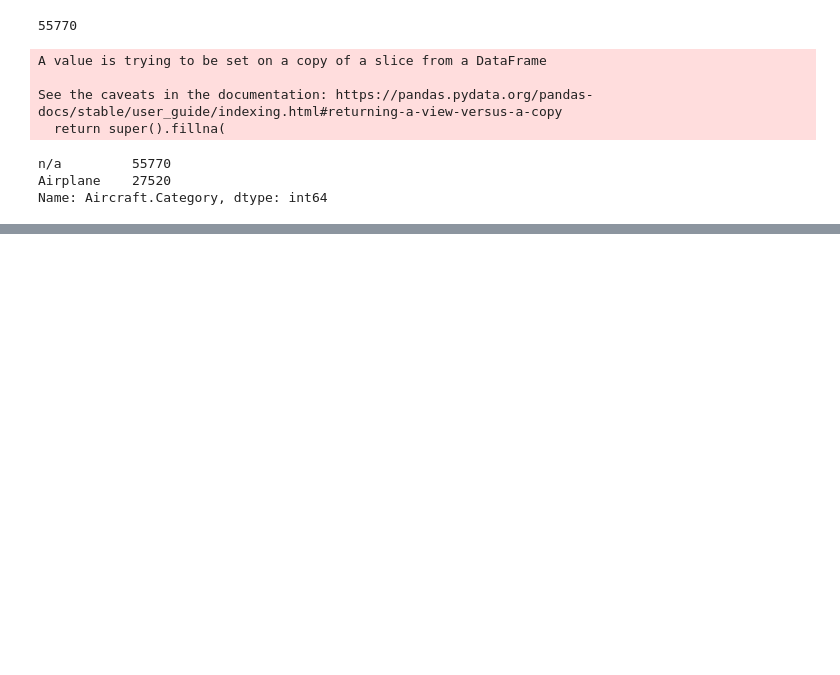
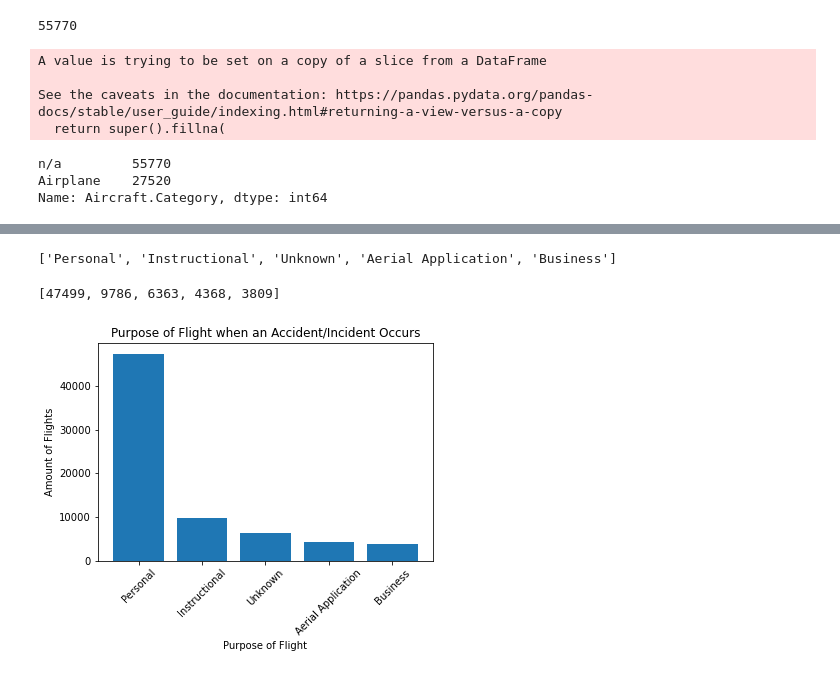
Before and after one commit to BobbyGerberick/Avation_Safety_Data_Analysis, a Jupyter notebook: Ben's Scratch Code.ipynb, the cells around one changed output, grey strips where cells are left out. Cells and saved outputs as stored; diff of their text form; code cells hidden in the pictures; blank space fills up the shorter version.

Commit message:
explored purpose of flight

```diff
--- a/Ben's Scratch Code.ipynb
+++ b/Ben's Scratch Code.ipynb
@@ -190,3 +190,6 @@ df_clean2['Aircraft.Category'].value_counts()
 n/a         55770
 Airplane    27520
 Name: Aircraft.Category, dtype: int64
+# %%
+#Concatenate Make and Model:
+df_clean2["Make.Model"] = df_clean2['Make'].astype(str) +"_"+ df_clean2["Model"]
@@ -192,0 +230,13 @@ Name: Aircraft.Category, dtype: int64
+# %%
+##Create a list of the top 5 purposes of flights
+Purpose_Frequencies = df_clean2['Purpose.of.flight'].value_counts()
+Top_Purposes = list(Purpose_Frequencies.index[0:5])
+Top_Purposes
+# %% [output]
+['Personal', 'Instructional', 'Unknown', 'Aerial Application', 'Business']
+# %%
+##Create a list of the counts of the top 5 purposes of flights
+Top_Purpose_Counts = list(Purpose_Frequencies.values[0:5])
+Top_Purpose_Counts
+# %% [output]
+[47499, 9786, 6363, 4368, 3809]
@@ -192,0 +246,13 @@ Name: Aircraft.Category, dtype: int64
+# %%
+fig, ax = plt.subplots()
+
+x = Top_Purposes
+y = Top_Purpose_Counts
+
+ax.bar(x, y)
+ax.set_title('Purpose of Flight when an Accident/Incident Occurs')
+ax.set_ylabel('Amount of Flights')
+ax.set_xlabel('Purpose of Flight')
+ax.set_xticklabels(x, rotation=45);
+# %% [output]
+[figure, added]
```
Also changed, not shown: parts of 5 cells of this notebook.
